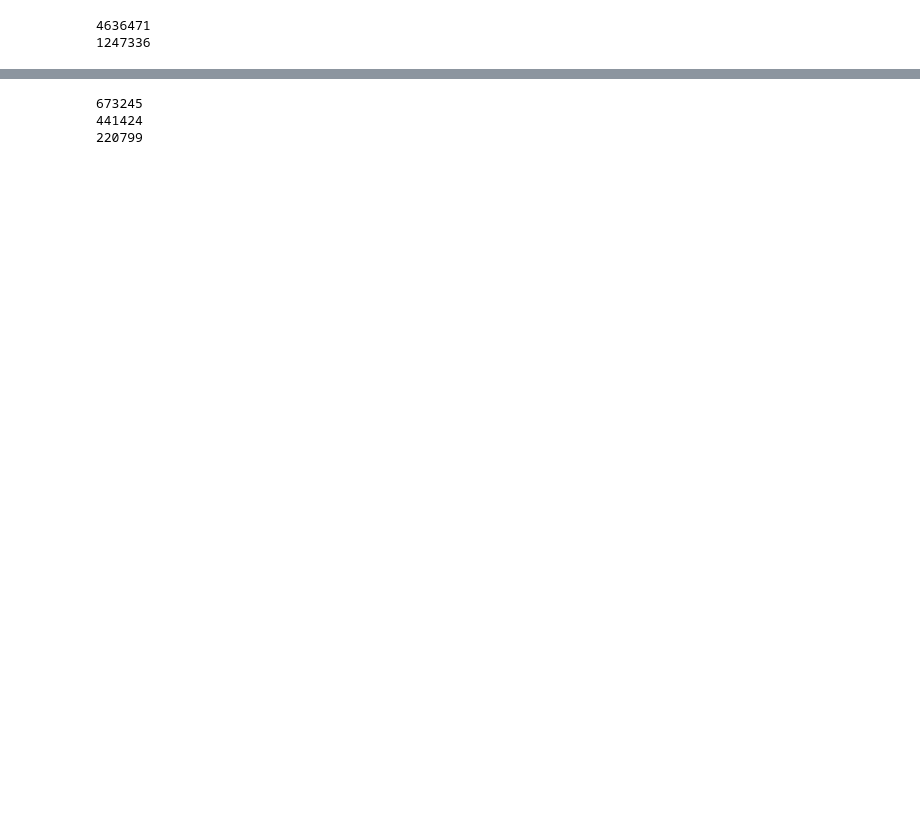
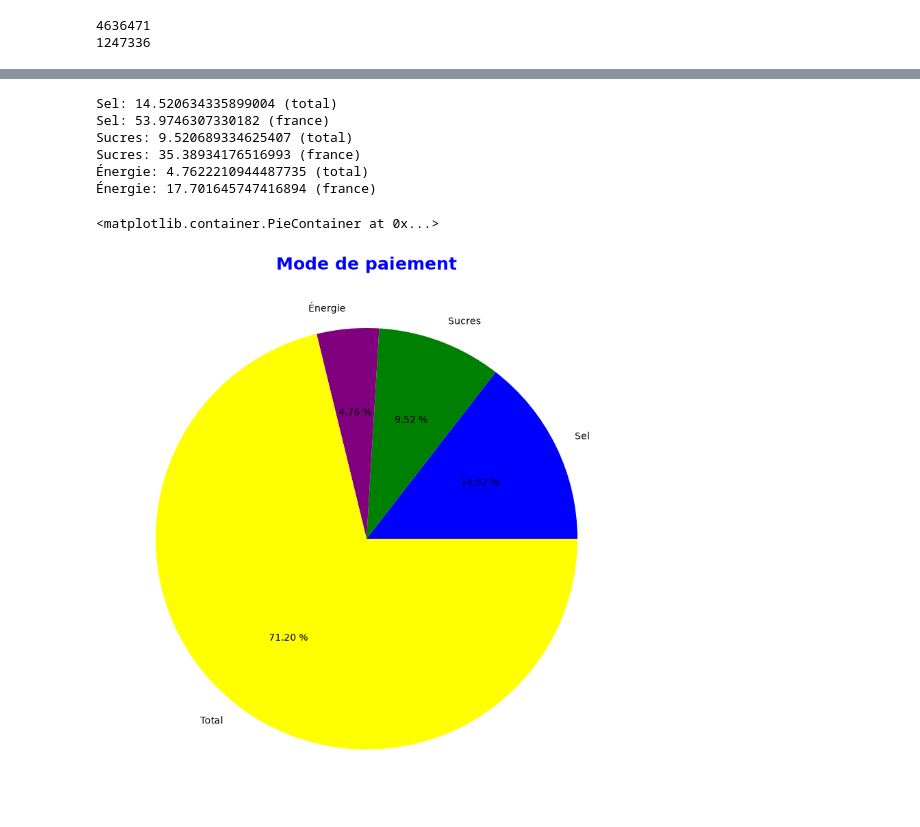
Before and after one commit to G-code10/Nutriscore, a Jupyter notebook: notebooks/tp1.brouillon.ipynb, the cells around one changed output, grey strips where cells are left out. Drawn from its saved outputs; the diff is of its cells as text; code cells hidden in the pictures; blank space fills up the shorter version.

```diff
--- a/notebooks/tp1.brouillon.ipynb
+++ b/notebooks/tp1.brouillon.ipynb
@@ -42,10 +41,47 @@ Index: []
 # %%
 # print(open_food_facts_df['salt_100g'].head(10))
 
-print(len(open_food_facts_df[open_food_facts_df['salt_100g'].isna()]))
-print(len(open_food_facts_df[open_food_facts_df['sugars_100g'].isna()]))
-print(len(open_food_facts_df[open_food_facts_df['energy_100g'].isna()]))
+total_no_salt = len(open_food_facts_df[open_food_facts_df['salt_100g'].isna()])
+total_no_sugars = len(open_food_facts_df[open_food_facts_df['sugars_100g'].isna()])
+total_no_energy = len(open_food_facts_df[open_food_facts_df['energy_100g'].isna()])
+
+ratio_no_salt = total_no_salt / total_len * 100.0
+ratio_no_salt_fr = total_no_salt / france_len * 100.0
+
+ratio_no_sugars = total_no_sugars / total_len * 100.0
+ratio_no_sugars_fr = total_no_sugars / france_len * 100.0
+
+ratio_no_energy = total_no_energy / total_len * 100.0
+ratio_no_energy_fr = total_no_energy / france_len * 100.0
+
+print(f"Sel: {ratio_no_salt} (total)")
+print(f"Sel: {ratio_no_salt_fr} (france)")
+
+print(f"Sucres: {ratio_no_sugars} (total)")
+print(f"Sucres: {ratio_no_sugars_fr} (france)")
+
+print(f"Énergie: {ratio_no_energy} (total)")
+print(f"Énergie: {ratio_no_energy_fr} (france)")
 # %% [output]
-673245
-441424
-220799
+Sel: 14.520634335899004 (total)
+Sel: 53.9746307330182 (france)
+Sucres: 9.520689334625407 (total)
+Sucres: 35.38934176516993 (france)
+Énergie: 4.7622210944487735 (total)
+Énergie: 17.701645747416894 (france)
+# %%
+title_dict = {
+    "fontsize": 18,
+    "fontweight": "bold",
+    "color": "blue",
+    "verticalalignment": "baseline"
+}
+
+fig, pie_shart = plt.subplots(1, figsize=(16, 10))
+pie_shart.set_title("Mode de paiement", fontdict=title_dict)
+
+remains = 100.0 - (ratio_no_salt + ratio_no_sugars + ratio_no_energy)
+pie_shart.pie([ratio_no_salt, ratio_no_sugars, ratio_no_energy, remains], labels=["Sel", "Sucres", "Énergie", "Total"], colors=["blue", "green", "purple", "yellow"], autopct="%.2f %%")
+# %% [output]
+<matplotlib.container.PieContainer at 0x...>
+[figure, added]
```
Also changed, not shown: parts of 4 cells of this notebook.
